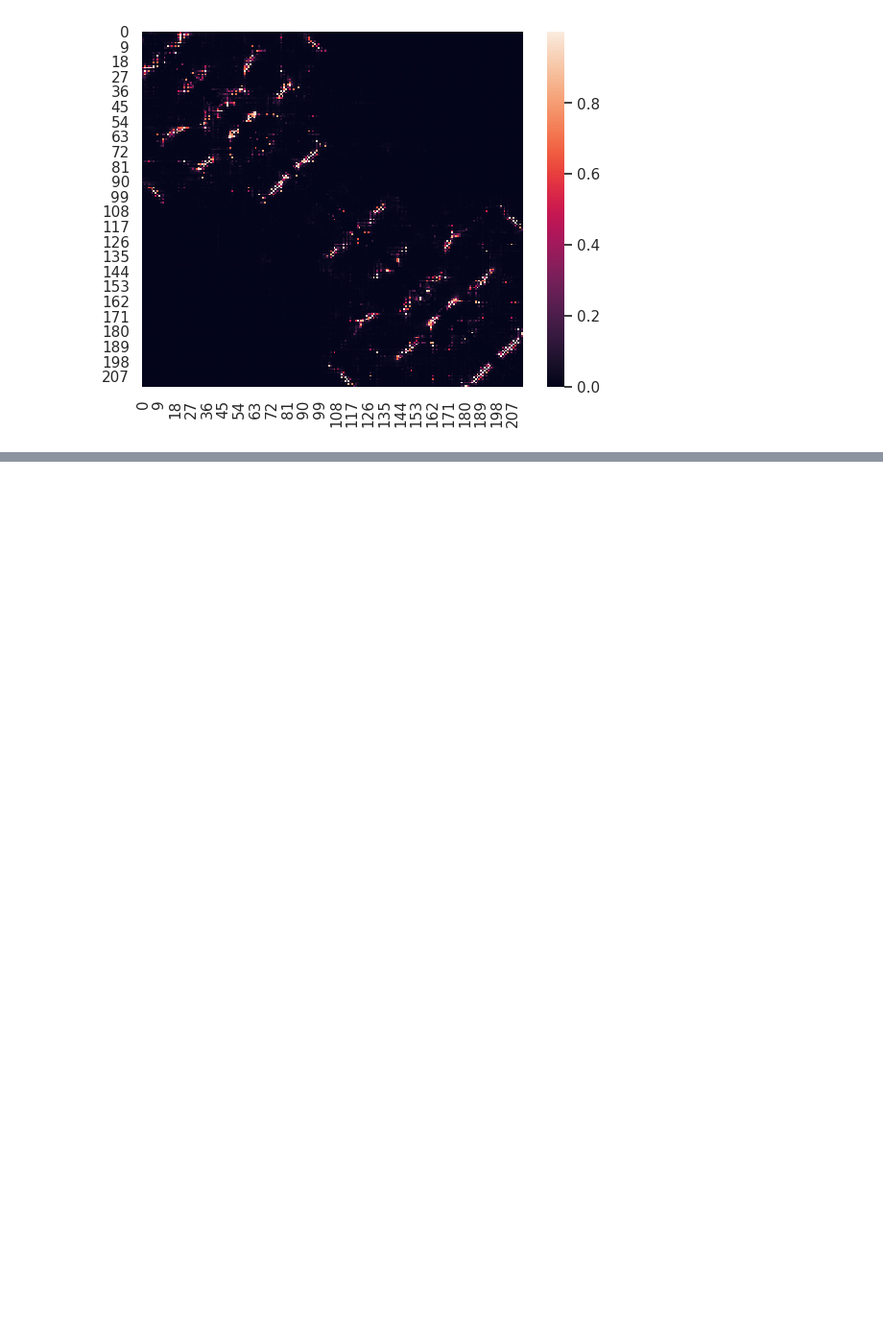
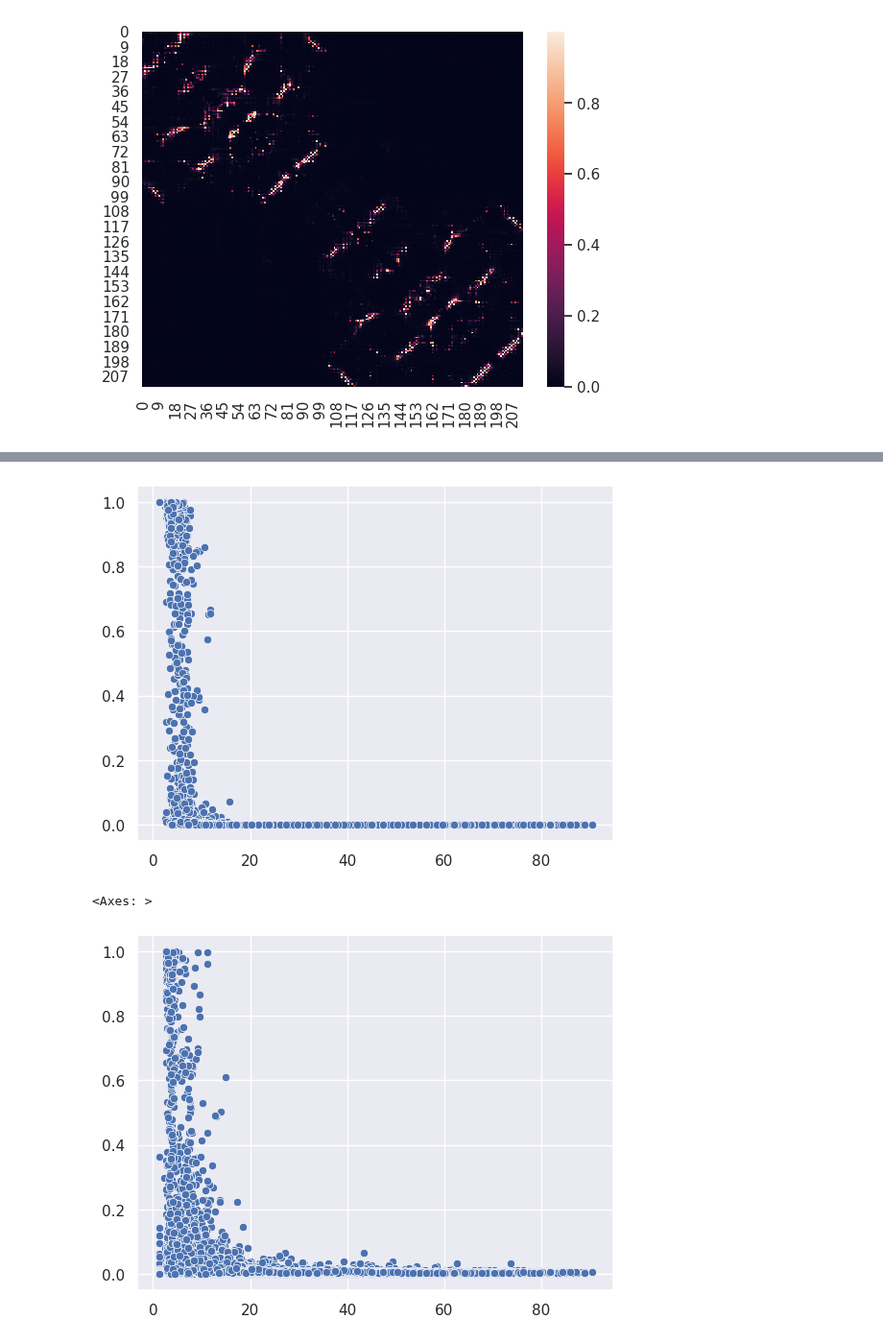
Before and after one commit to Vincent-La/cmsc702-protein-lm, a Jupyter notebook: notebooks/true_contacts.ipynb, the cells around one changed output, grey strips where cells are left out. Shown at 96% size. Saved outputs shown, nothing was run; the diff lists cells and outputs as text; code cells hidden in the pictures; blank space fills up the shorter version.

```diff
--- a/notebooks/true_contacts.ipynb
+++ b/notebooks/true_contacts.ipynb
@@ -210,0 +250,23 @@ sns.heatmap(esm_contacthead_output)
+# %%
+pairwise_dists_and_esmfold_outputs = {}
+pairwise_dists_and_esm_contacthead_outputs = {}
+for key in pairwise_dists:
+    pairwise_dists_and_esmfold_outputs[key] = {}
+    pairwise_dists_and_esmfold_outputs[key]["dist"] = pairwise_dists[key]
+    pairwise_dists_and_esmfold_outputs[key]["score"] = esmfold_output[*key]
+esmfold_dist_score = np.array([[pairwise_dists_and_esmfold_outputs[a]['dist'], pairwise_dists_and_esmfold_outputs[a]['score']] for a in pairwise_dists_and_esmfold_outputs])
+pairwise_dists_and_esm_contacthead_outputs = {}
+for key in pairwise_dists:
+    pairwise_dists_and_esm_contacthead_outputs[key] = {}
+    pairwise_dists_and_esm_contacthead_outputs[key]["dist"] = pairwise_dists[key]
+    pairwise_dists_and_esm_contacthead_outputs[key]["score"] = esm_contacthead_output[*key]
+esm_contacthead_dist_score = np.array([[pairwise_dists_and_esm_contacthead_outputs[a]['dist'], pairwise_dists_and_esm_contacthead_outputs[a]['score']] for a in pairwise_dists_and_esm_contacthead_outputs])
+# %%
+from matplotlib import pyplot as plt
+sns.scatterplot(x=esmfold_dist_score[:,0],y=esmfold_dist_score[:,1])
+plt.show()
+sns.scatterplot(x=esm_contacthead_dist_score[:,0],y=esm_contacthead_dist_score[:,1])
+# %% [output]
+[figure, added]
+<Axes: >
+[figure, added]
```
Also changed, not shown: parts of 25 cells of this notebook.
